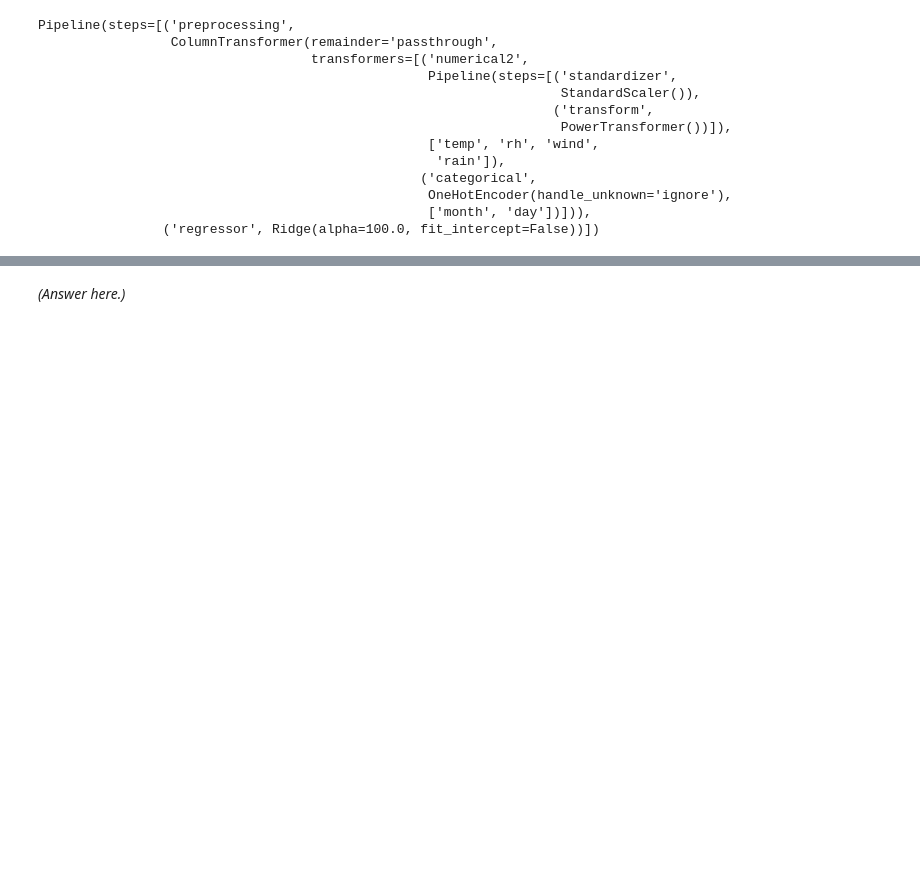
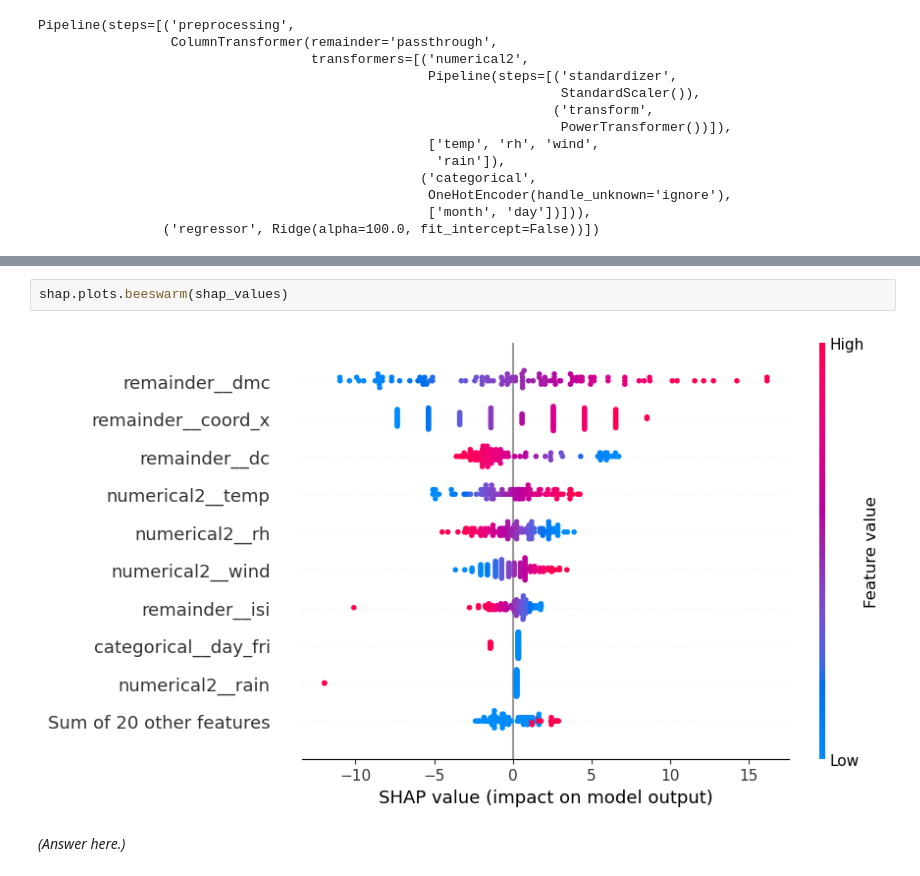
Before and after one commit to neethil/production, a Jupyter notebook: 02_activities/assignments/assignment_2.ipynb, the cells around one changed output, grey strips where cells are left out. Drawn from its saved outputs; the diff is of its cells as text; blank space fills up the shorter version.

```diff
--- a/02_activities/assignments/assignment_2.ipynb
+++ b/02_activities/assignments/assignment_2.ipynb
@@ -620,3 +633,7 @@ Pipeline(steps=[('preprocessing',
+# %%
+shap.plots.beeswarm(shap_values)
+# %% [output]
+[figure, added]
 # %% [markdown]
 *(Answer here.)*
 # %% [markdown]
```
Also changed, not shown: parts of 2 cells of this notebook.
